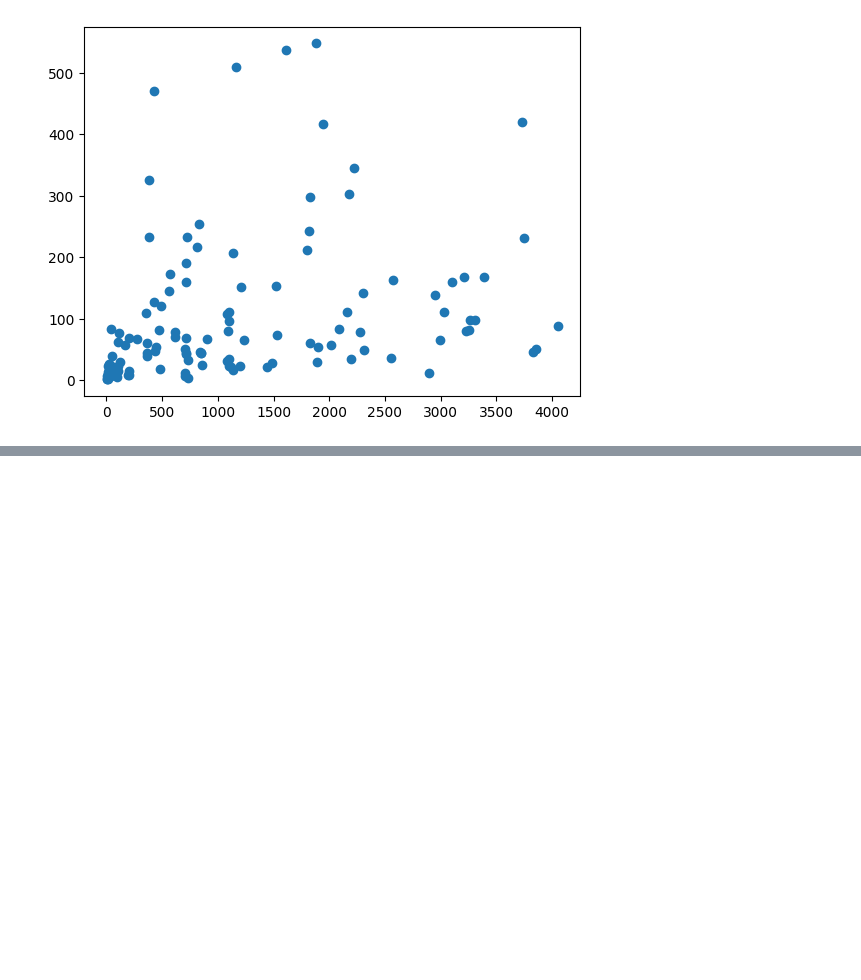
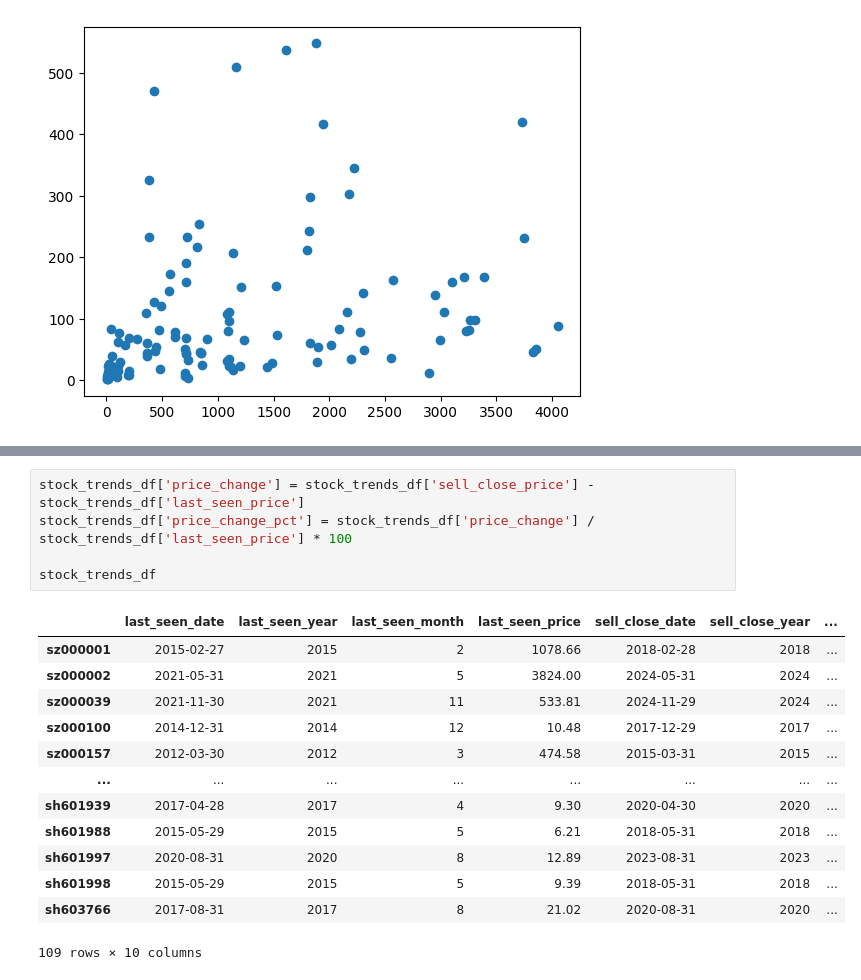
Before and after one commit to ProfessorErdo/stock-trend-tracker, a Jupyter notebook: notebooks/backtest_quadrant_4.ipynb, the cells around one changed output, grey strips where cells are left out. Cells and saved outputs as stored; diff of their text form; blank space fills up the shorter version.

```diff
--- a/notebooks/backtest_quadrant_4.ipynb
+++ b/notebooks/backtest_quadrant_4.ipynb
@@ -192,0 +239,19 @@ plt.scatter(qualified_stocks['date gap'], qualified_stocks['price_change_pct'])
+# %%
+stock_trends_df['price_change'] = stock_trends_df['sell_close_price'] - stock_trends_df['last_seen_price']
+stock_trends_df['price_change_pct'] = stock_trends_df['price_change'] / stock_trends_df['last_seen_price'] * 100
+
+stock_trends_df
+# %% [output]
+|  | last_seen_date | last_seen_year | last_seen_month | last_seen_price | sell_close_date | sell_close_year | ... |
+| sz000001 | 2015-02-27 | 2015 | 2 | 1078.66 | 2018-02-28 | 2018 | ... |
+| sz000002 | 2021-05-31 | 2021 | 5 | 3824.00 | 2024-05-31 | 2024 | ... |
+| sz000039 | 2021-11-30 | 2021 | 11 | 533.81 | 2024-11-29 | 2024 | ... |
+| sz000100 | 2014-12-31 | 2014 | 12 | 10.48 | 2017-12-29 | 2017 | ... |
+| sz000157 | 2012-03-30 | 2012 | 3 | 474.58 | 2015-03-31 | 2015 | ... |
+| ... | ... | ... | ... | ... | ... | ... | ... |
+| sh601939 | 2017-04-28 | 2017 | 4 | 9.30 | 2020-04-30 | 2020 | ... |
+| sh601988 | 2015-05-29 | 2015 | 5 | 6.21 | 2018-05-31 | 2018 | ... |
+| sh601997 | 2020-08-31 | 2020 | 8 | 12.89 | 2023-08-31 | 2023 | ... |
+| sh601998 | 2015-05-29 | 2015 | 5 | 9.39 | 2018-05-31 | 2018 | ... |
+| sh603766 | 2017-08-31 | 2017 | 8 | 21.02 | 2020-08-31 | 2020 | ... |
+109 rows × 10 columns
```
Also changed, not shown: parts of 13 cells of this notebook, 2 other files.
